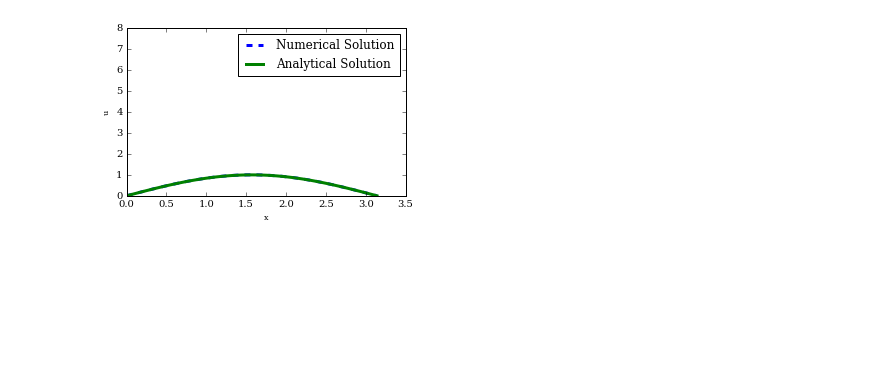
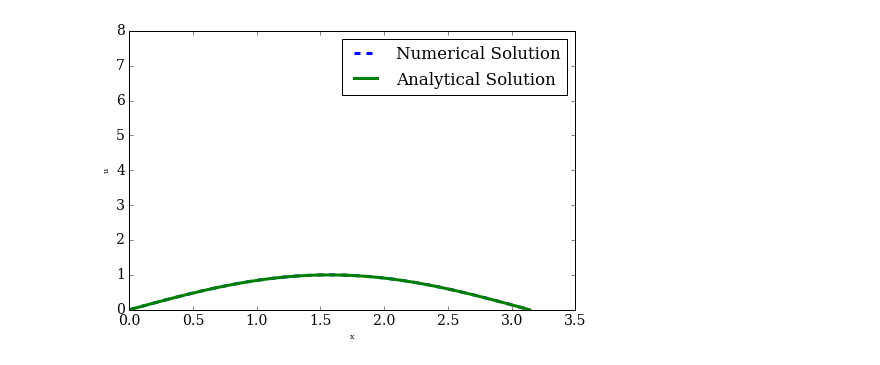
Before and after one commit to numerical-mooc/assignment-bank-2016, a Jupyter notebook: jameswu/num_vs_exact.ipynb, the cells around one changed output. Cells and saved outputs as stored; diff of their text form; code cells hidden in the pictures; blank space fills up the shorter version.

```diff
--- a/jameswu/num_vs_exact.ipynb
+++ b/jameswu/num_vs_exact.ipynb
@@ -6,7 +6,7 @@ from matplotlib import rcParams, cm
 from matplotlib import animation
 from IPython.display import HTML
 rcParams['font.family'] = 'serif'
-rcParams['font.size'] = 10
+rcParams['font.size'] = 14
 # %%
 #initial conditions
 nt,nx,s,T = 1001,51,0.1,2
@@ -32,31 +32,31 @@ def fxt(x,t):
           numpy.exp(2*t - s) * numpy.sin(x)**2
     return fxt
 # %%
-fig = pyplot.figure(figsize=(5,3))
+fig = pyplot.figure(figsize=(8,5))
 ax = pyplot.axes(xlim=(0,3.5), ylim=(0,8))
 line = ax.plot([], [], ls='--', lw=3)[0]
 line2 = ax.plot([], [], ls='-', lw=3)[0]
 pyplot.xlabel('x', fontsize=8)
 pyplot.ylabel('u', fontsize=8)
 ax.legend(['Numerical Solution','Analytical Solution'])
 unt = numpy.zeros((nt+1,nx))
 u = u0
 def time_delay(n):
     un = u.copy()
     tn = n-int(s/dt)
     u[1:-1] = un[1:-1] + \
               dt/dx**2*(un[2:] - 2*un[1:-1] + un[0:-2]) -\
               dt/dx*(un[2:] - un[1:-1]) + \
               dt*un[1:-1] * (1-unt[tn,1:-1]) + dt*fxt(x,dt*n)[1:-1]
     u[0] = 0
     u[-1] = numpy.exp(dt*n)*numpy.sin(L)
     unt[n,:] = u[:]
     u_exact = numpy.exp(n*dt)*numpy.sin(x)
     line.set_data(x,u)
     line2.set_data(x,u_exact)
 anim = animation.FuncAnimation(fig, time_delay,frames=nt,interval=10)
 # %% [output]
-[figure, old version]
+[figure, new version]
 # %%
 HTML(anim.to_html5_video())
 # %% [output]
```
Also changed, not shown: 2 other files.
